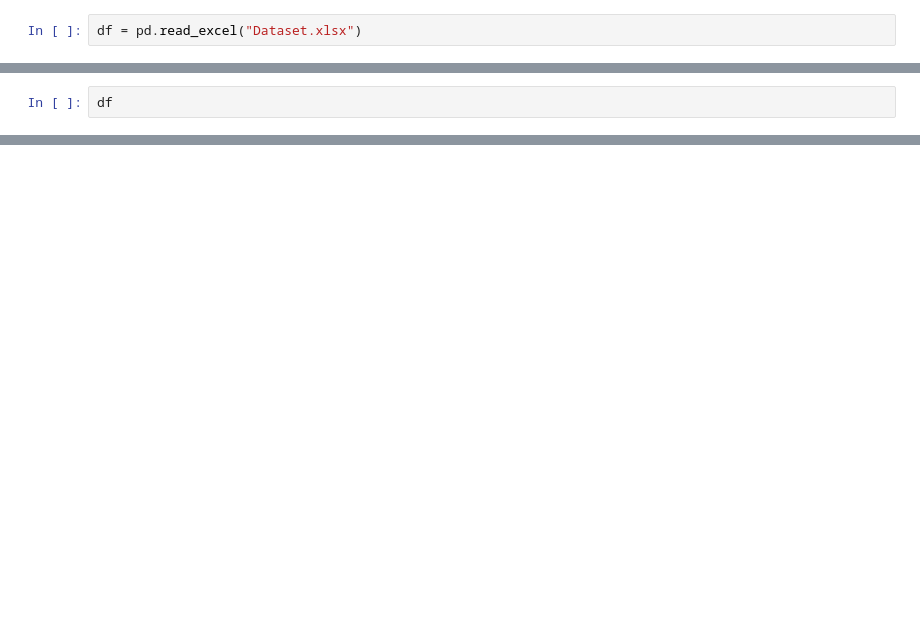
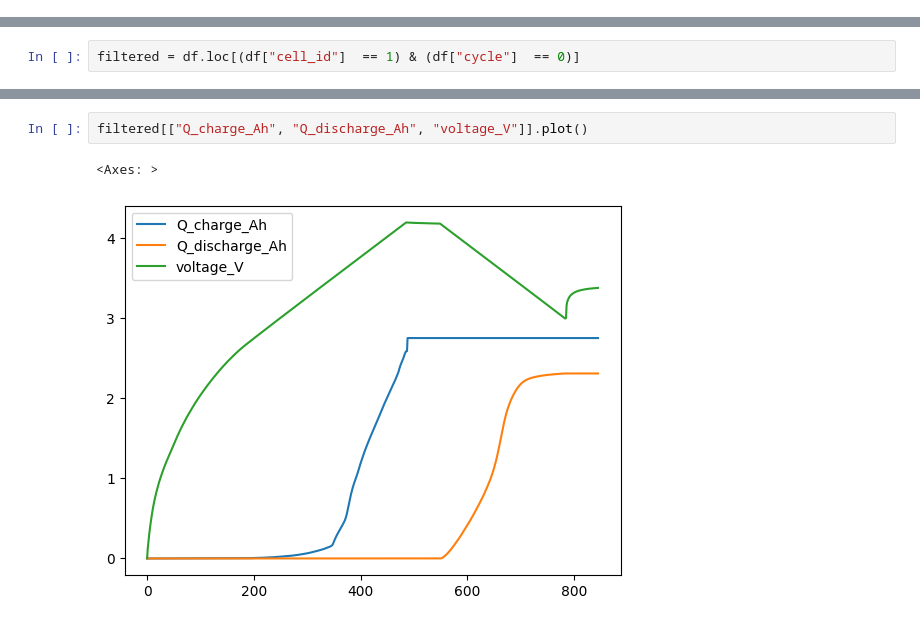
Before and after one commit to MathLR7/AI_ETEC_projects, a Jupyter notebook: test.ipynb, the cells around one changed output, grey strips where cells are left out. Drawn from its saved outputs; the diff is of its cells as text; blank space fills up the shorter version.

```diff
--- a/test.ipynb
+++ b/test.ipynb
@@ -2,3 +3 @@
 import pandas as pd
-# %%
-df = pd.read_excel("Dataset.xlsx")
@@ -5,2 +10,2 @@ df = pd.read_excel("Dataset.xlsx")
 # %%
-df
+filtered = df.loc[(df["cell_id"]  == 1) & (df["cycle"]  == 0)]
@@ -20,0 +28,5 @@ df
+# %%
+filtered[["Q_charge_Ah", "Q_discharge_Ah", "voltage_V"]].plot()
+# %% [output]
+<Axes: >
+[figure, added]
```
Also changed, not shown: parts of 5 cells of this notebook, 1 other file.
